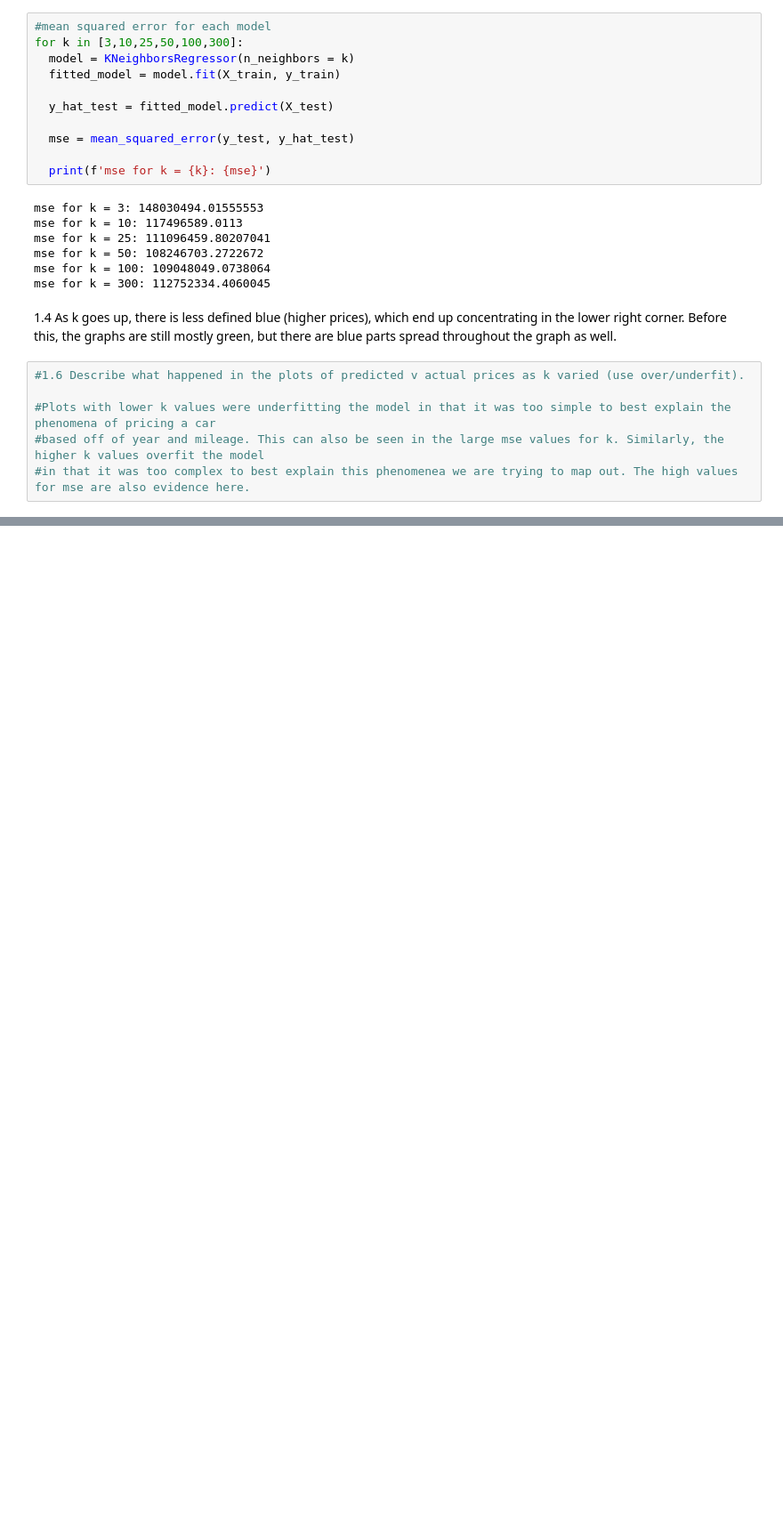
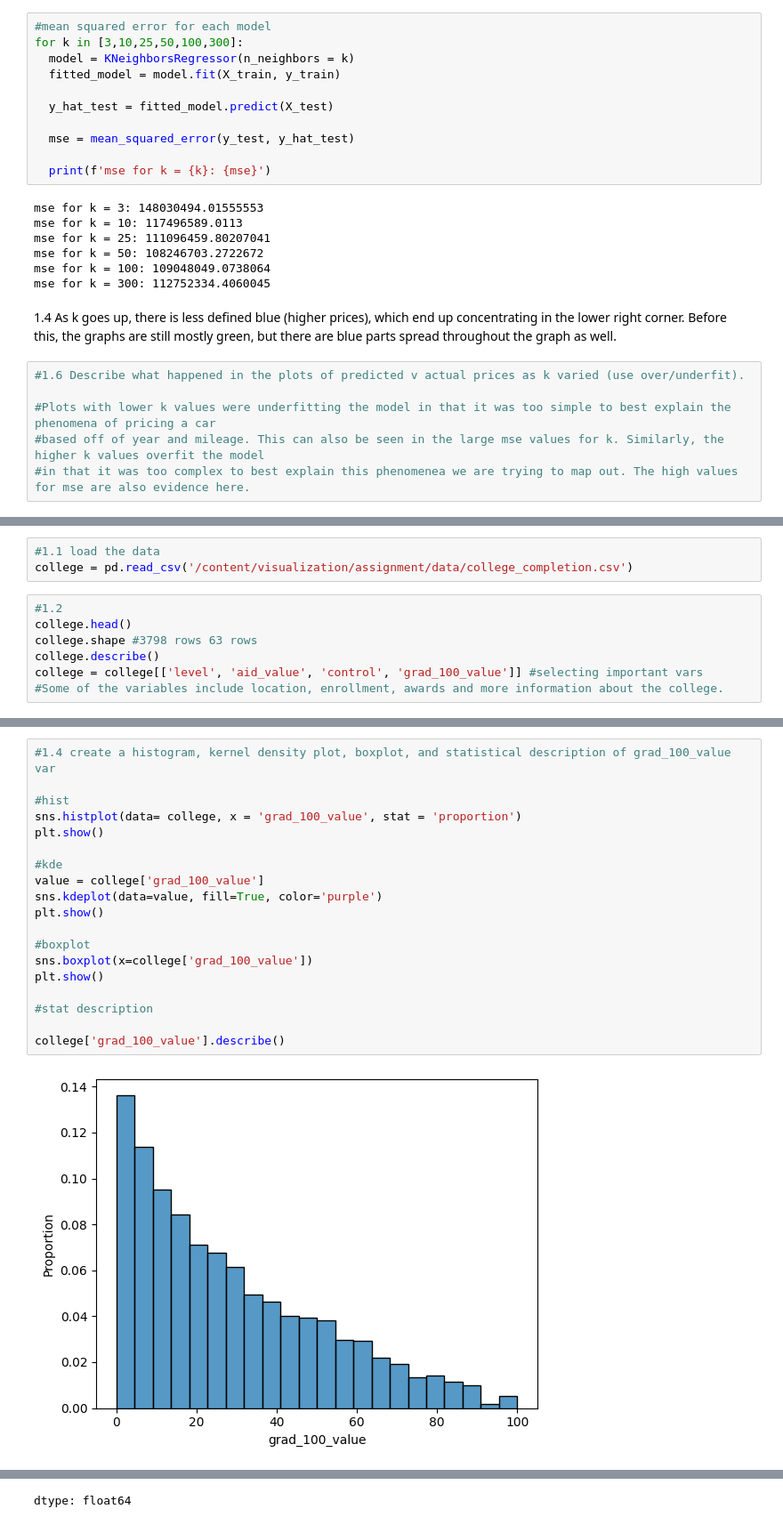
Before and after one commit to kyleegit27/knn, a Jupyter notebook: knn_assignment.ipynb, the cells around one changed output, grey strips where cells are left out. Shown at 89% size. Saved outputs shown, nothing was run; the diff lists cells and outputs as text; blank space fills up the shorter version.

```diff
--- a/knn_assignment.ipynb
+++ b/knn_assignment.ipynb
@@ -180,0 +192,10 @@ mse for k = 300: 112752334.4060045
+# %%
+#1.1 load the data
+college = pd.read_csv('/content/visualization/assignment/data/college_completion.csv')
+# %%
+#1.2
+college.head()
+college.shape #3798 rows 63 rows
+college.describe()
+college = college[['level', 'aid_value', 'control', 'grad_100_value']] #selecting important vars
+#Some of the variables include location, enrollment, awards and more information about the college.
@@ -180,0 +216,21 @@ mse for k = 300: 112752334.4060045
+# %%
+#1.4 create a histogram, kernel density plot, boxplot, and statistical description of grad_100_value var
+
+#hist
+sns.histplot(data= college, x = 'grad_100_value', stat = 'proportion')
+plt.show()
+
+#kde
+value = college['grad_100_value']
+sns.kdeplot(data=value, fill=True, color='purple')
+plt.show()
+
+#boxplot
+sns.boxplot(x=college['grad_100_value'])
+plt.show()
+
+#stat description
+
+college['grad_100_value'].describe()
+# %% [output]
+[figure, added]
@@ -180,0 +248 @@ mse for k = 300: 112752334.4060045
+dtype: float64
```
Also changed, not shown: parts of 7 cells of this notebook.
